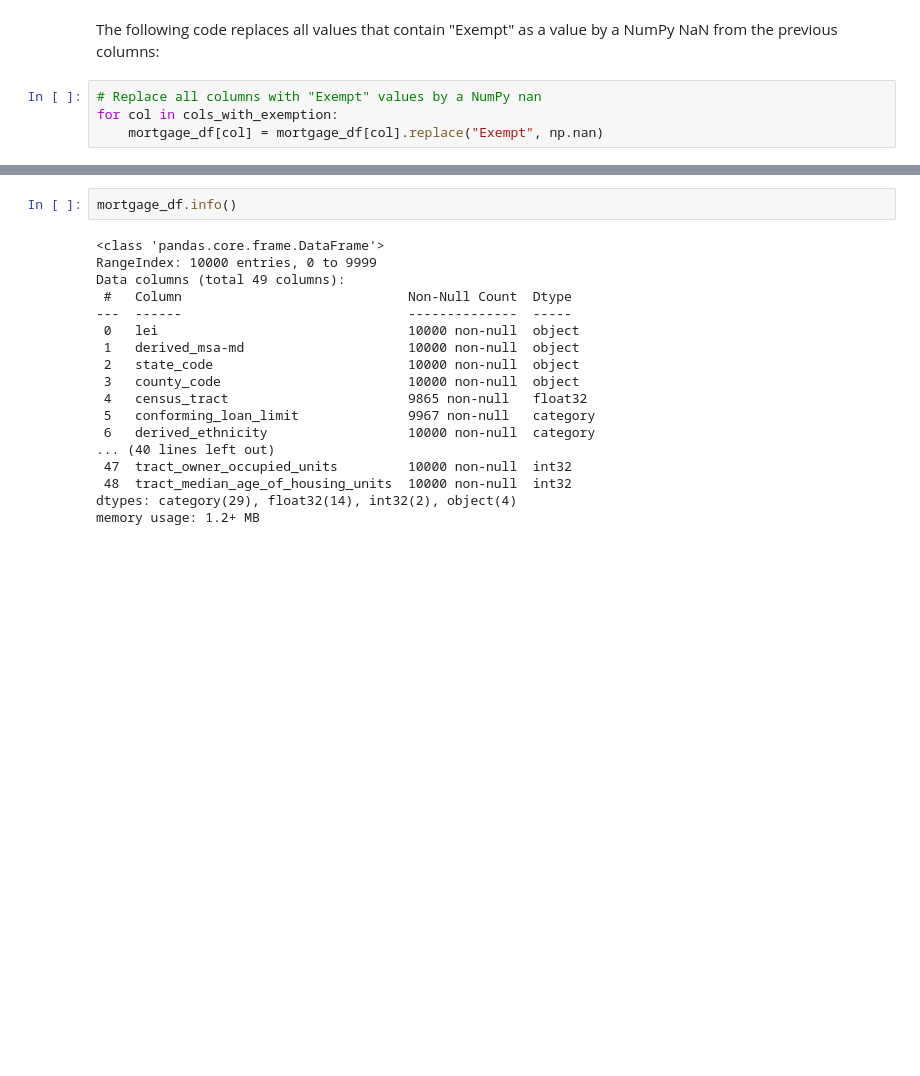
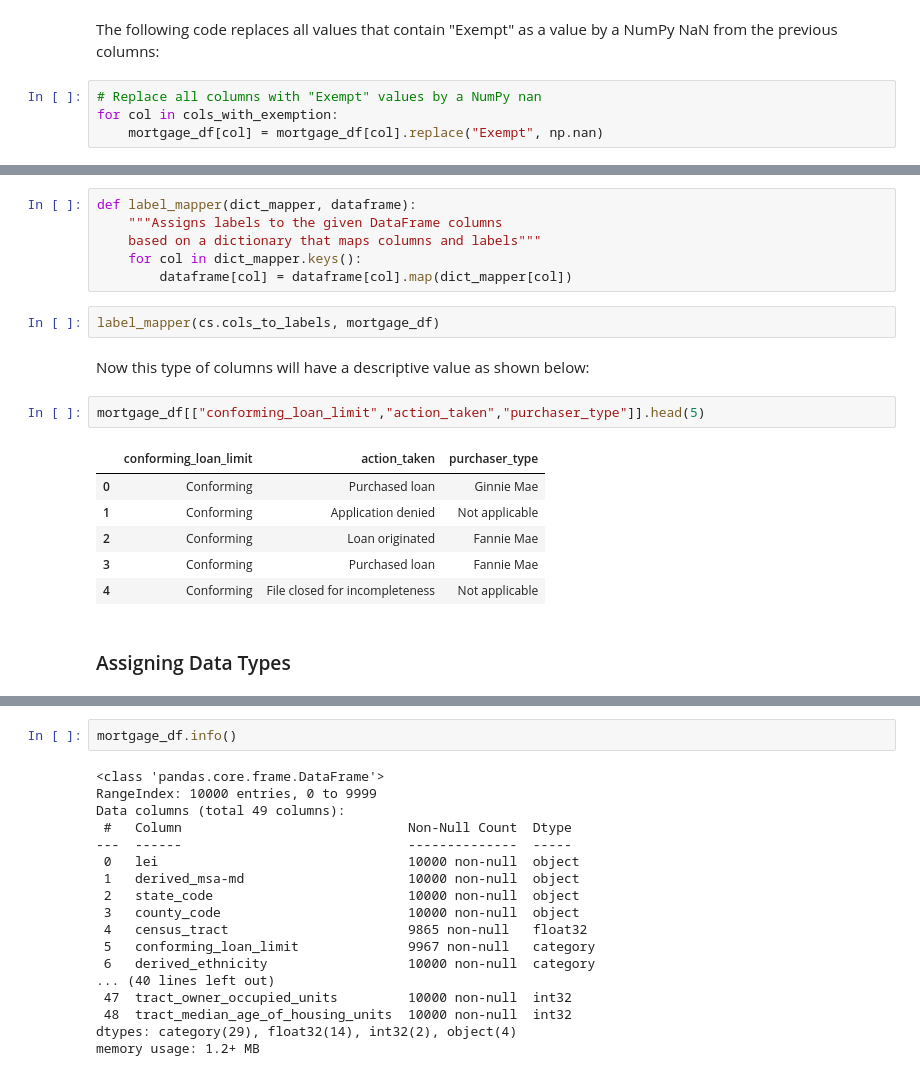
Before and after one commit to mandelbrojt/hmda-eda, a Jupyter notebook: us-mortgage-lending-eda.ipynb, the cells around one changed output, grey strips where cells are left out. Drawn from its saved outputs; the diff is of its cells as text; blank space fills up the shorter version.

```diff
--- a/us-mortgage-lending-eda.ipynb
+++ b/us-mortgage-lending-eda.ipynb
@@ -210 +226,22 @@ for col in cols_with_exemption:
+# %%
+def label_mapper(dict_mapper, dataframe):
+    """Assigns labels to the given DataFrame columns
+    based on a dictionary that maps columns and labels"""
+    for col in dict_mapper.keys():
+        dataframe[col] = dataframe[col].map(dict_mapper[col])
+# %%
+label_mapper(cs.cols_to_labels, mortgage_df)
+# %% [markdown]
+Now this type of columns will have a descriptive value as shown below:
+# %%
+mortgage_df[["conforming_loan_limit","action_taken","purchaser_type"]].head(5)
+# %% [output]
+|  | conforming_loan_limit | action_taken | purchaser_type |
+| 0 | Conforming | Purchased loan | Ginnie Mae |
+| 1 | Conforming | Application denied | Not applicable |
+| 2 | Conforming | Loan originated | Fannie Mae |
+| 3 | Conforming | Purchased loan | Fannie Mae |
+| 4 | Conforming | File closed for incompleteness | Not applicable |
+# %% [markdown]
+### Assigning Data Types
 # %%
```
Also changed, not shown: parts of 8 cells of this notebook.
